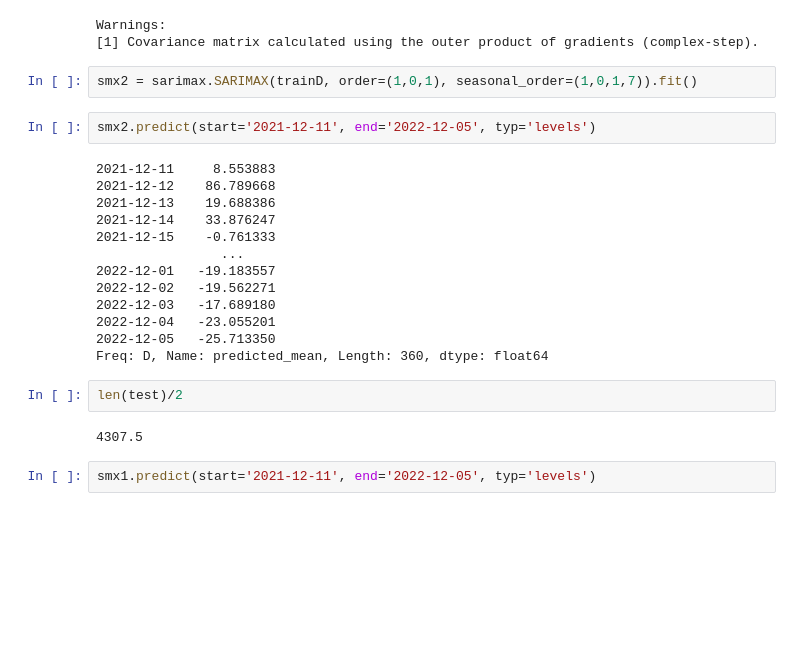
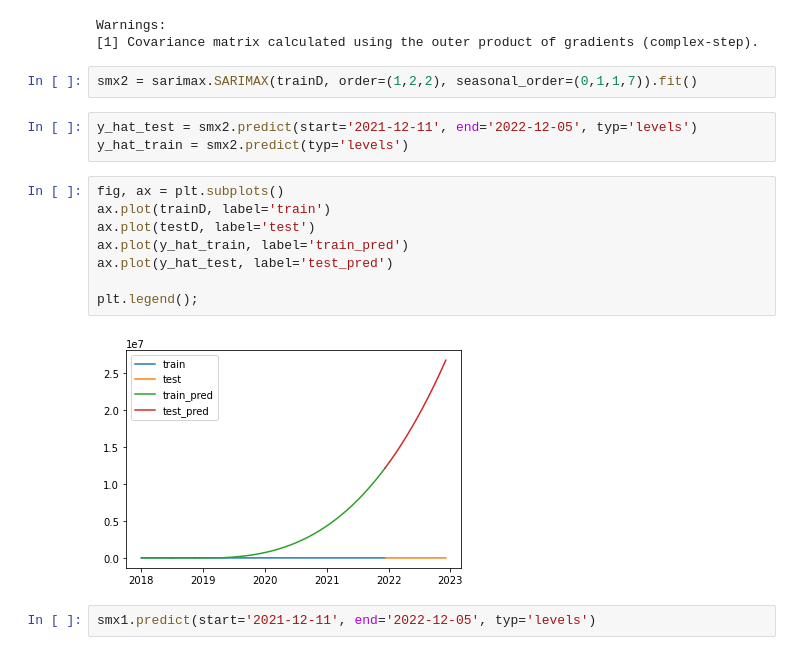
Before and after one commit to JuanMa894/Texas-Power-forecasting-timeseries, a Jupyter notebook: Notebooks/holly-working-nb.ipynb, the cells around one changed output. Drawn from its saved outputs; the diff is of its cells as text; blank space fills up the shorter version.

```diff
--- a/Notebooks/holly-working-nb.ipynb
+++ b/Notebooks/holly-working-nb.ipynb
@@ -153,26 +150,20 @@ SARIMAX Results
 Warnings:
 [1] Covariance matrix calculated using the outer product of gradients (complex-step).
 # %%
-smx2 = sarimax.SARIMAX(trainD, order=(1,0,1), seasonal_order=(1,0,1,7)).fit()
+smx2 = sarimax.SARIMAX(trainD, order=(1,2,2), seasonal_order=(0,1,1,7)).fit()
 # %%
-smx2.predict(start='2021-12-11', end='2022-12-05', typ='levels')
+y_hat_test = smx2.predict(start='2021-12-11', end='2022-12-05', typ='levels')
+y_hat_train = smx2.predict(typ='levels')
-# %% [output]
-2021-12-11     8.553883
-2021-12-12    86.789668
-2021-12-13    19.688386
-2021-12-14    33.876247
-2021-12-15    -0.761333
-                ...
-2022-12-01   -19.183557
-2022-12-02   -19.562271
-2022-12-03   -17.689180
-2022-12-04   -23.055201
-2022-12-05   -25.713350
-Freq: D, Name: predicted_mean, Length: 360, dtype: float64
-# %%
-len(test)/2
-# %% [output]
-4307.5
+# %%
+fig, ax = plt.subplots()
+ax.plot(trainD, label='train')
+ax.plot(testD, label='test')
+ax.plot(y_hat_train, label='train_pred')
+ax.plot(y_hat_test, label='test_pred')
+
+plt.legend();
+# %% [output]
+[figure, added]
 # %%
 smx1.predict(start='2021-12-11', end='2022-12-05', typ='levels')
 # %% [output]
```
Also changed, not shown: parts of 10 cells of this notebook.
